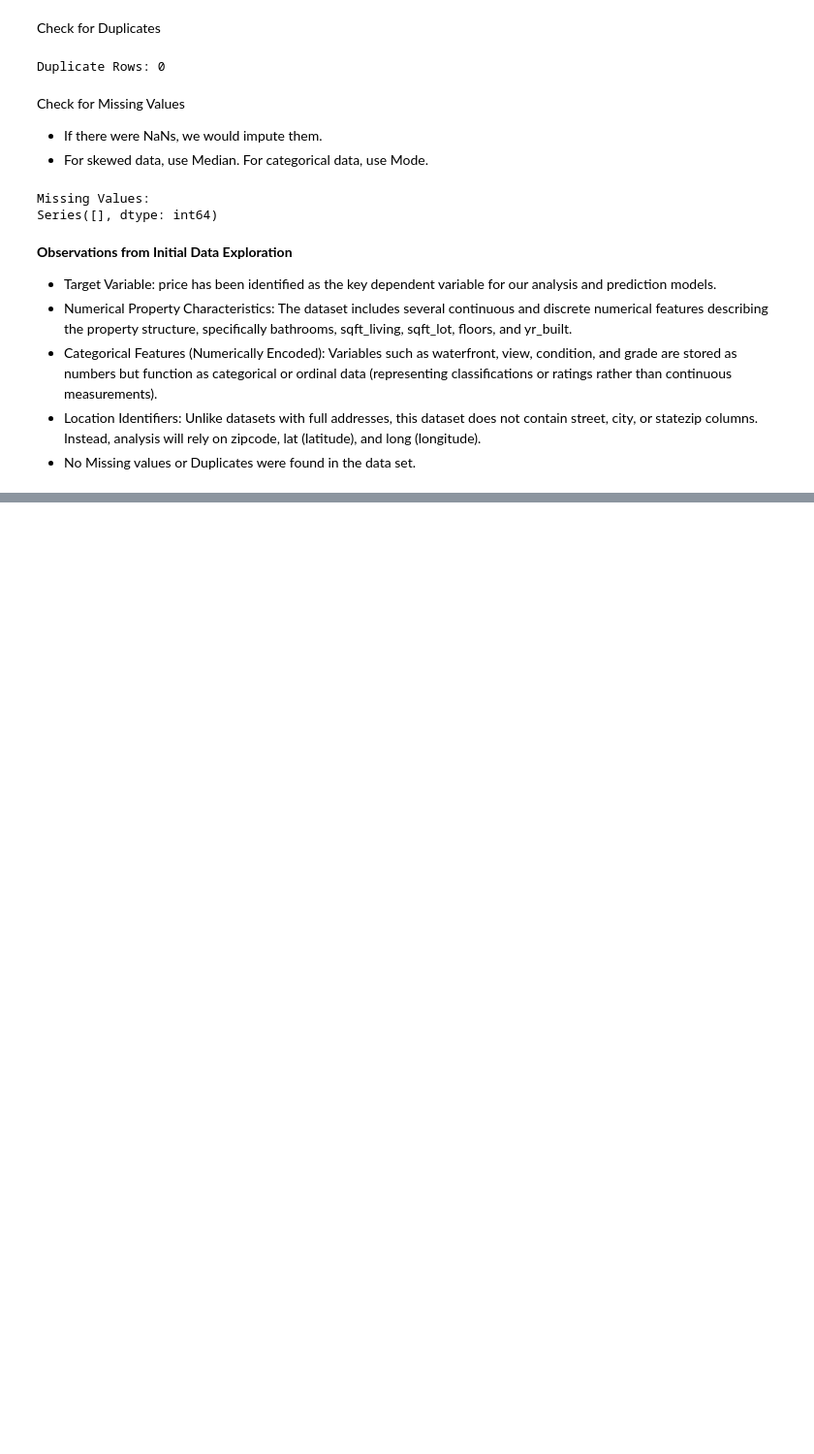
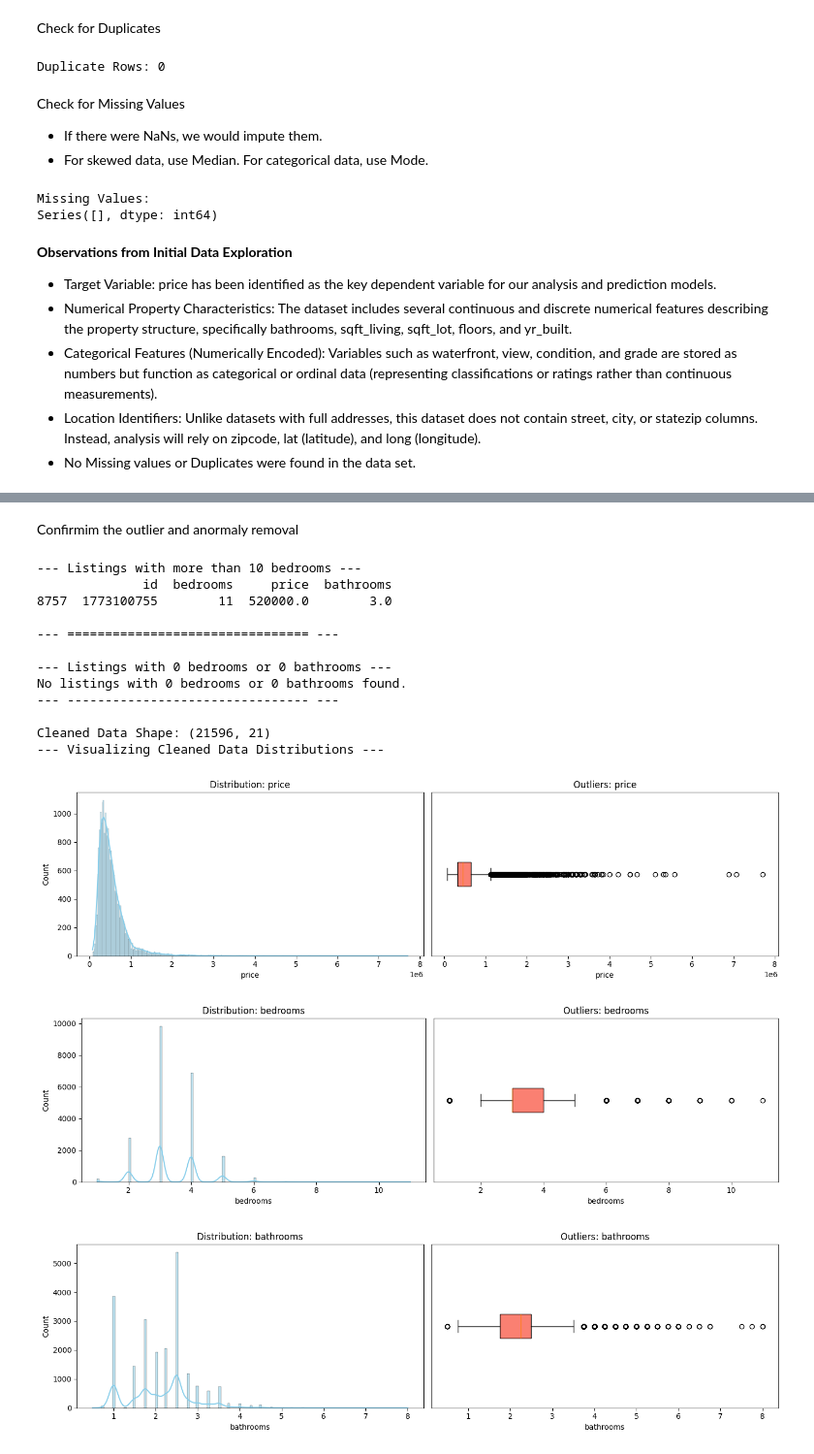
Before and after one commit to dumindagamage/Home-Value-Analysis, a Jupyter notebook: notebooks/01_data_extraction_exploration_and_cleaning.ipynb, the cells around one changed output, grey strips where cells are left out. Shown: that part at 97% size. Cells and saved outputs as stored; diff of their text form; code cells hidden in the pictures; blank space fills up the shorter version.

```diff
--- a/notebooks/01_data_extraction_exploration_and_cleaning.ipynb
+++ b/notebooks/01_data_extraction_exploration_and_cleaning.ipynb
@@ -165,0 +322,25 @@ Series([], dtype: int64)
+# %%
+print("--- Handling Identified Anomalies ---")
+
+# 1. The 33-Bedroom House
+# Identifying the record
+outlier_bedroom = df_original[df_original['bedrooms'] > 30]
+if not outlier_bedroom.empty:
+    print(f"\nDetected extreme bedroom outlier (likely error):\n{outlier_bedroom[['id', 'bedrooms', 'sqft_living']]}")
+    # Removing it
+    df_clean = df_original[df_original['bedrooms'] != 33].copy()
+    print("-> Removed 33-bedroom house.")
+else:
+    df_clean = df_original.copy()
+    print("No >30 bedroom outlier found.")
+
+# 2. Zero Bedroom/Bathroom Properties
+# Identifying records with 0 beds OR 0 baths
+zero_bed_bath = df_clean[(df_clean['bedrooms'] == 0) | (df_clean['bathrooms'] == 0)]
+print(f"\nDetected {len(zero_bed_bath)} properties with 0 bedrooms or 0 bathrooms.")
+# Removing them (as they are likely commercial lots or errors)
+if len(zero_bed_bath) > 0:
+    df_clean = df_clean[(df_clean['bedrooms'] > 0) & (df_clean['bathrooms'] > 0)]
+    print("-> Removed properties with 0 beds/baths.")
+
+print(f"\nNew Data Shape: {df_clean.shape}")
@@ -165,0 +359,25 @@ Series([], dtype: int64)
+# %% [markdown]
+Confirmim the outlier and anormaly removal
+# %%
+#Confirm removal
+detect_extreme_br_values(df_clean)
+print("--- -------------------------------- ---")
+print(f"\nCleaned Data Shape: {df_clean.shape}")
+print("--- Visualizing Cleaned Data Distributions ---")
+plot_outliers(df_clean, ['price', 'bedrooms', 'bathrooms'])
+# %% [output]
+--- Listings with more than 10 bedrooms ---
+              id  bedrooms     price  bathrooms
+8757  1773100755        11  520000.0        3.0
+
+--- ================================ ---
+
+--- Listings with 0 bedrooms or 0 bathrooms ---
+No listings with 0 bedrooms or 0 bathrooms found.
+--- -------------------------------- ---
+
+Cleaned Data Shape: (21596, 21)
+--- Visualizing Cleaned Data Distributions ---
+[figure, added]
+[figure, added]
+[figure, added]
```
Also changed, not shown: parts of 19 cells of this notebook.
